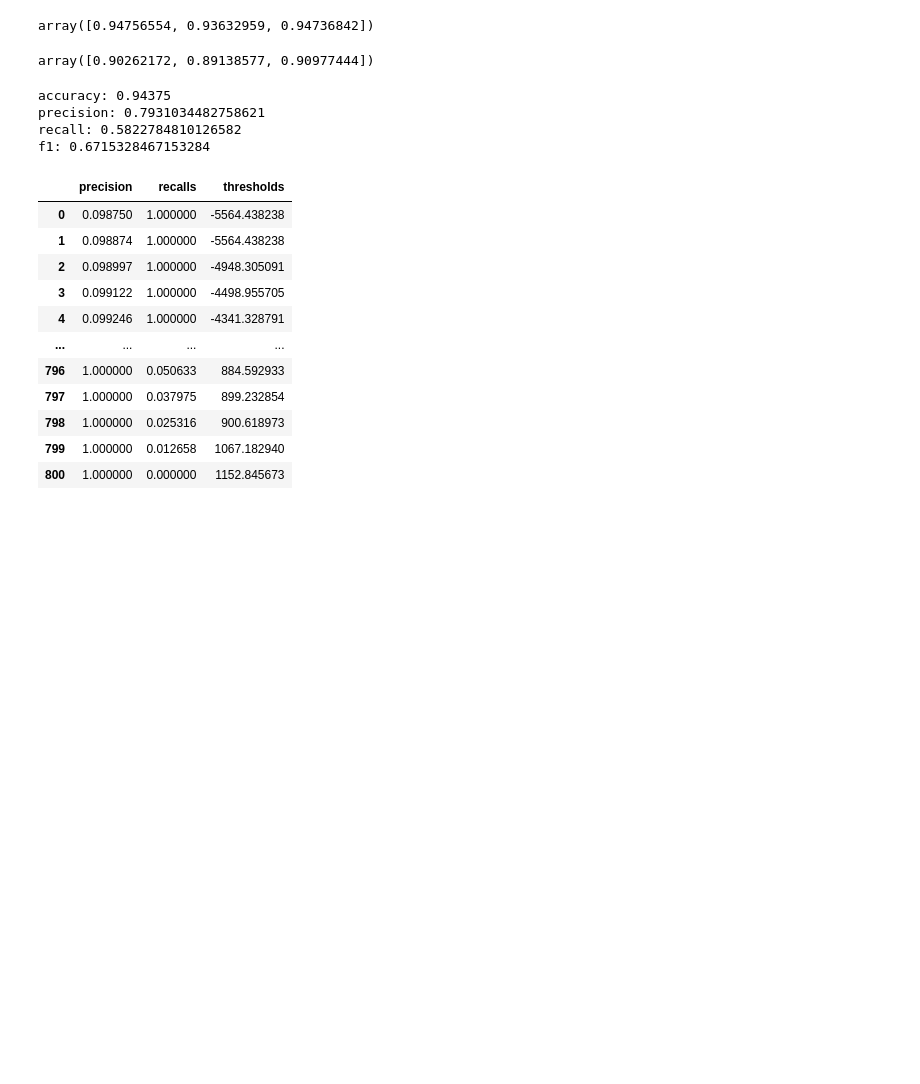
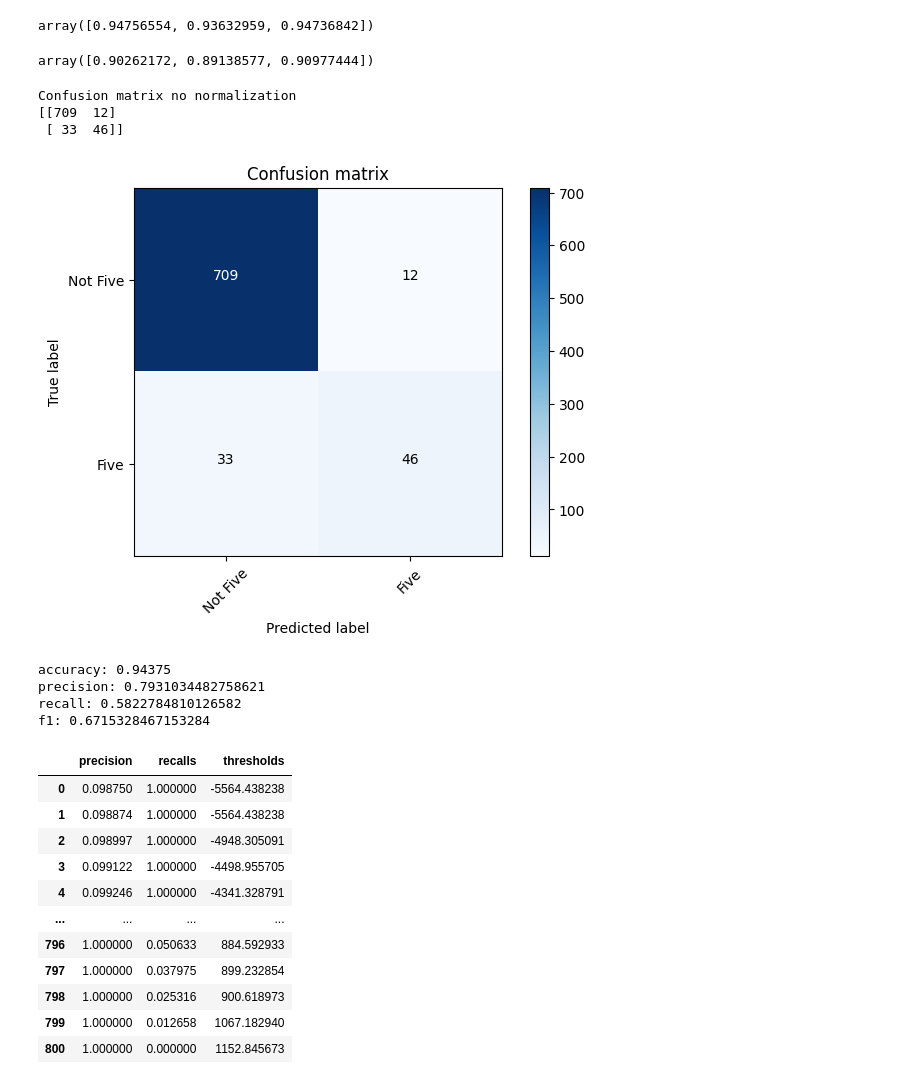
Before and after one commit to ariahosseini/TradML, a Jupyter notebook: ML_MNIST.ipynb, the cells around one changed output. Saved outputs shown, nothing was run; the diff lists cells and outputs as text; code cells hidden in the pictures; blank space fills up the shorter version.

Commit message:
ML MNIST - few modifications

```diff
--- a/ML_MNIST.ipynb
+++ b/ML_MNIST.ipynb
@@ -50 +58,4 @@ curr_path = os.path.abspath("./")
+# %%
+working_path = os.path.abspath(os.path.join("/content/drive/MyDrive/Jupyter Notebooks/"))
+os.chdir(working_path)
 # %%
@@ -52,6 +65,6 @@ curr_path = os.path.abspath("./")
 # %%
 mnist = None
-data_path = os.path.join(curr_path, "mnist.pkl")
+data_path = os.path.join(working_path, "Inputs/mnist.pkl")
 if os.path.exists(data_path):
     mnist = joblib.load(data_path)
 else:
@@ -125,7 +178,12 @@ array([0.90262172, 0.89138577, 0.90977444])
 pred_train = cross_val_predict(sgd_clf, X_train_scaled, y_train, cv=3)
 cm = confusion_matrix(y_train, pred_train)
 # %%
-# plot_conf_matrix(cm, classes=["Not Five", "Five"], normalize=False, title="Confusion matrix", cmap=plt.cm.Blues)
+plot_conf_matrix(cm, classes=["Not Five", "Five"], normalize=False, title="Confusion matrix", cmap=plt.cm.Blues)
+# %% [output]
+Confusion matrix no normalization
+[[709  12]
+ [ 33  46]]
+[figure, added]
 # %%
 print("accuracy: {}".format(accuracy_score(y_train, pred_train)))
 print("precision: {}".format(precision_score(y_train, pred_train)))
```
Also changed, not shown: parts of 10 cells of this notebook.
